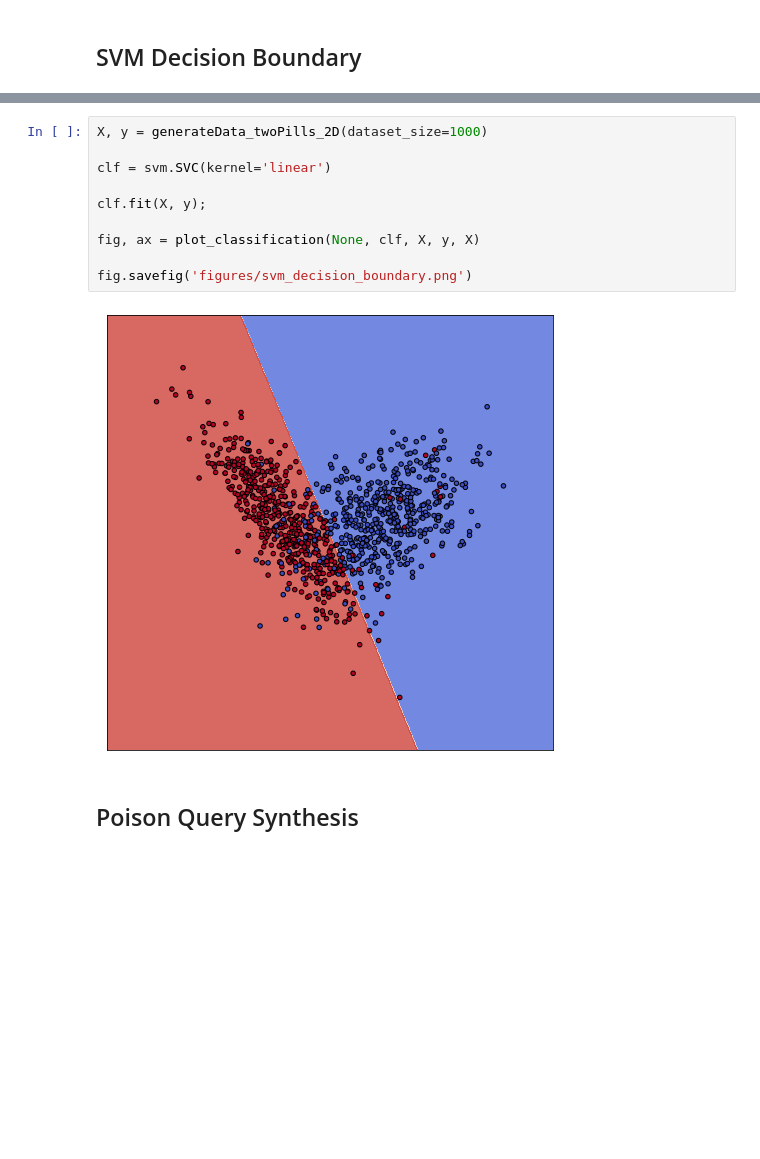
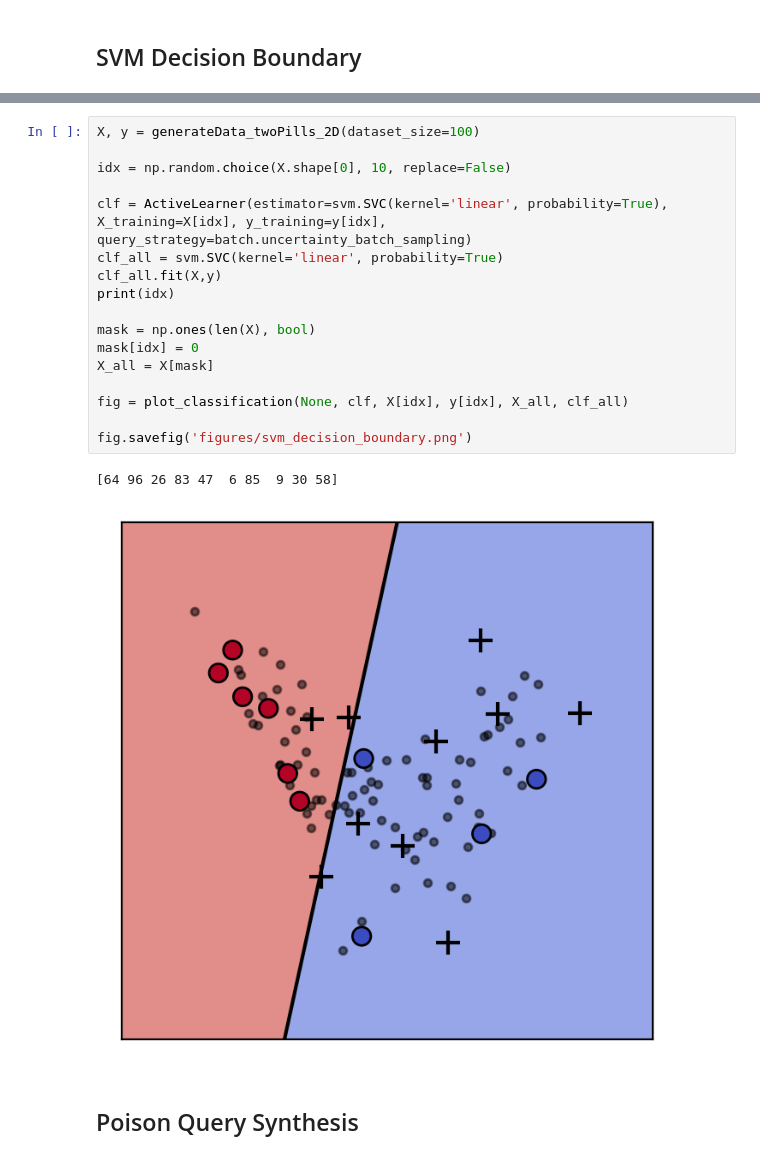
Before and after one commit to zacps/al-stopping-conditions, a Jupyter notebook: report_figures.ipynb, the cells around one changed output, grey strips where cells are left out. Cells and saved outputs as stored; diff of their text form; blank space fills up the shorter version.

```diff
--- a/report_figures.ipynb
+++ b/report_figures.ipynb
@@ -28,15 +73,23 @@ from libutil import ProgressParallel
 # %%
-X, y = generateData_twoPills_2D(dataset_size=1000)
+X, y = generateData_twoPills_2D(dataset_size=100)
 
-clf = svm.SVC(kernel='linear')
+idx = np.random.choice(X.shape[0], 10, replace=False)
 
-clf.fit(X, y);
+clf = ActiveLearner(estimator=svm.SVC(kernel='linear', probability=True), X_training=X[idx], y_training=y[idx], query_strategy=batch.uncertainty_batch_sampling)
+clf_all = svm.SVC(kernel='linear', probability=True)
+clf_all.fit(X,y)
+print(idx)
 
-fig, ax = plot_classification(None, clf, X, y, X)
+mask = np.ones(len(X), bool)
+mask[idx] = 0
+X_all = X[mask]
+
+fig = plot_classification(None, clf, X[idx], y[idx], X_all, clf_all)
 
 fig.savefig('figures/svm_decision_boundary.png')
 # %% [output]
+[64 96 26 83 47  6 85  9 30 58]
-[figure, old version]
+[figure, new version]
 # %% [markdown]
 ## Poison Query Synthesis
 # %%
```
Also changed, not shown: parts of 2 cells of this notebook, 12 other files.
